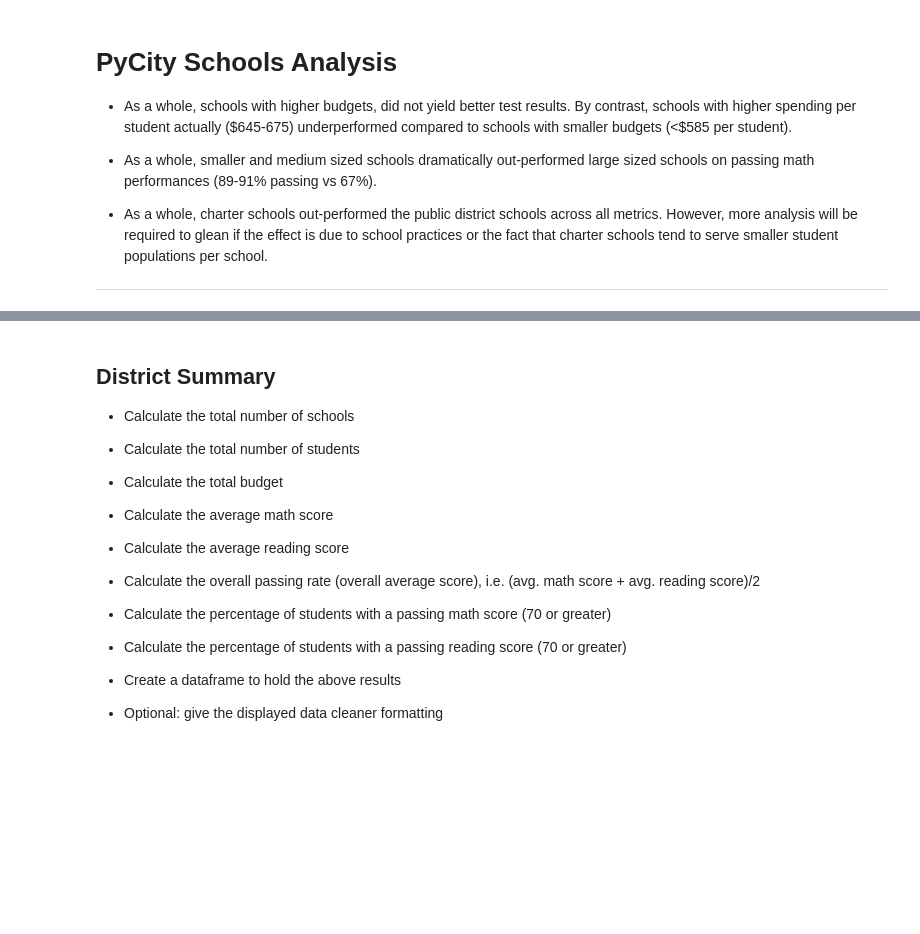
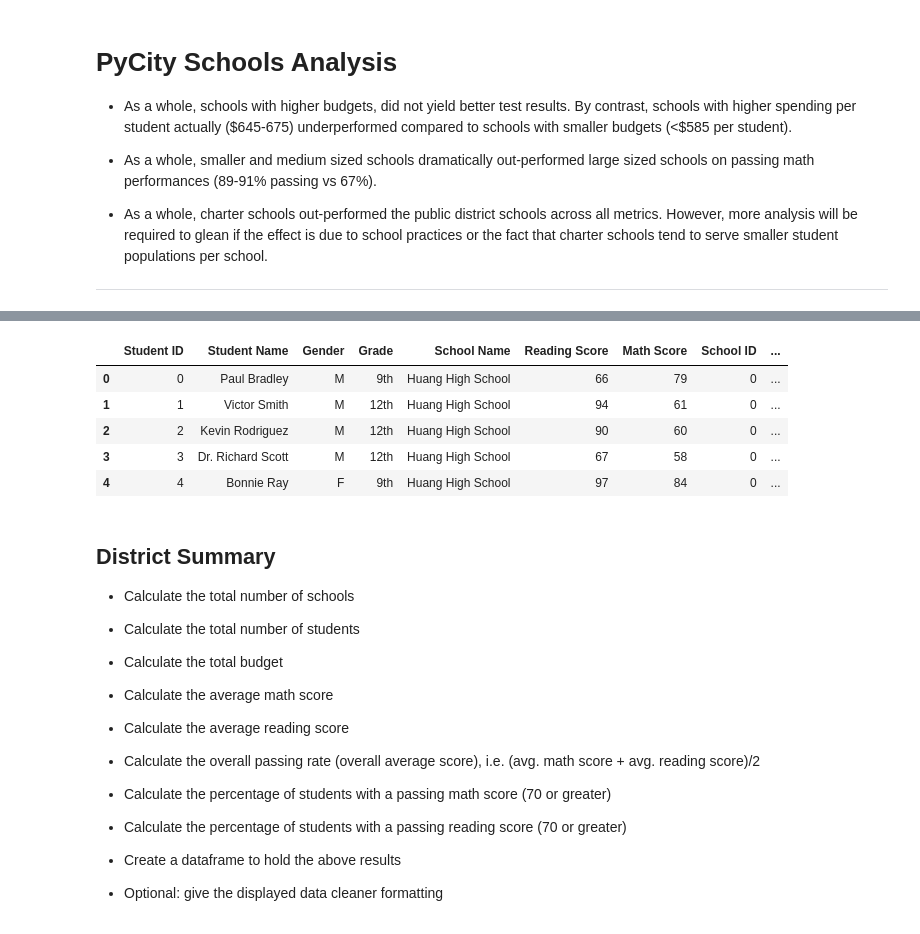
Before and after one commit to timhulak/academy_of_py, a Jupyter notebook: PyCitySchools_starter.ipynb, the cells around one changed output, grey strips where cells are left out. Saved outputs shown, nothing was run; the diff lists cells and outputs as text; code cells hidden in the pictures; blank space fills up the shorter version.

```diff
--- a/PyCitySchools_starter.ipynb
+++ b/PyCitySchools_starter.ipynb
@@ -43,3 +60,27 @@ student_data_df.head()
+# %%
+#rename the merged DataFrame columns
+school_data_complete = school_data_merged.rename(columns=
+                                                 {"Student ID":"Student ID",
+                                                  "student_name" :"Student Name",
+                                                  "gender":"Gender",
+                                                  "grade":"Grade",
+                                                  "school_name":"School Name",
+                                                  "reading_score":"Reading Score",
+                                                  "math_score":"Math Score",
+                                                  "School ID":"School ID",
+                                                  "type":"School Type",
+                                                  "size":"Size",
+                                                  "budget":"Budget"
+})
+#check to see if it worked
+school_data_complete.head()
+# %% [output]
+|  | Student ID | Student Name | Gender | Grade | School Name | Reading Score | Math Score | School ID | ... |
+| 0 | 0 | Paul Bradley | M | 9th | Huang High School | 66 | 79 | 0 | ... |
+| 1 | 1 | Victor Smith | M | 12th | Huang High School | 94 | 61 | 0 | ... |
+| 2 | 2 | Kevin Rodriguez | M | 12th | Huang High School | 90 | 60 | 0 | ... |
+| 3 | 3 | Dr. Richard Scott | M | 12th | Huang High School | 67 | 58 | 0 | ... |
+| 4 | 4 | Bonnie Ray | F | 9th | Huang High School | 97 | 84 | 0 | ... |
 # %% [markdown]
 ## District Summary
 
```
Also changed, not shown: parts of 10 cells of this notebook.
